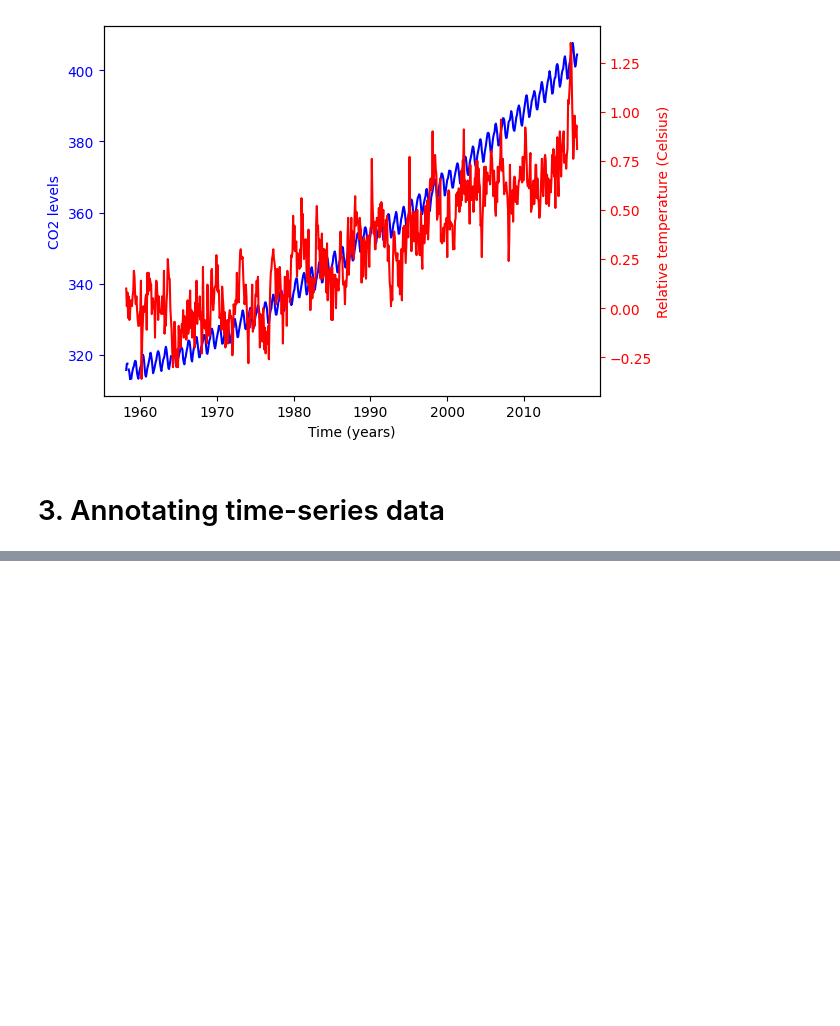
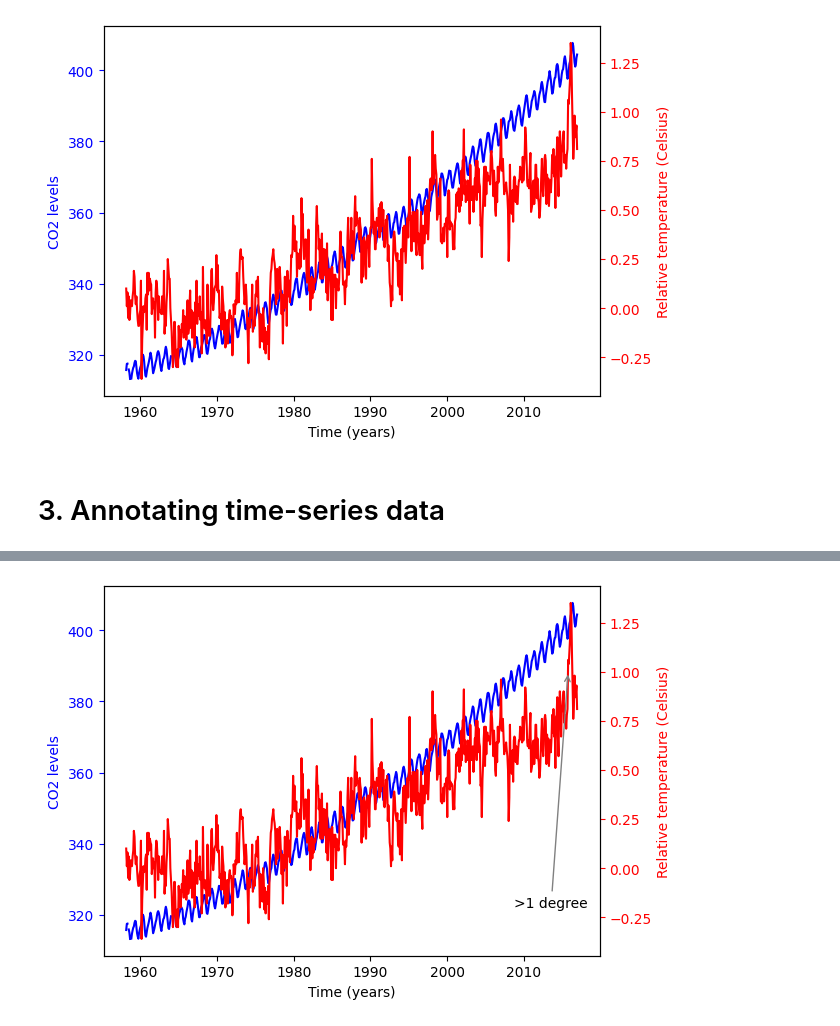
Before and after one commit to yazanhannun/Introduction-to-Data-Visualizations-in-Matplotlib, a Jupyter notebook: 2_Plotting time-series.ipynb, the cells around one changed output, grey strips where cells are left out. Cells and saved outputs as stored; diff of their text form; code cells hidden in the pictures; blank space fills up the shorter version.

Commit message:
Annotating time series data/ Annotating a plot of time-series data

```diff
--- a/2_Plotting time-series.ipynb
+++ b/2_Plotting time-series.ipynb
@@ -159,0 +166,21 @@ plt.show()
+# %%
+fig, ax = plt.subplots()
+
+# Plot the CO2 levels time-series in blue
+plot_timeseries(ax, climate_change.index, climate_change['co2'], "blue", 'Time (years)', "CO2 levels")
+
+# Create a twin Axes object that shares the x-axis
+ax2 = ax.twinx()
+
+# Plot the relative temperature data in red
+plot_timeseries(ax2, climate_change.index, climate_change['relative_temp'], "red", 'Time (years)', "Relative temperature (Celsius)")
+
+# Annotate the date at which temperatures exceeded 1 degree
+ax2.annotate(">1 degree",
+xy=(pd.Timestamp('2015-10-06'), 1),
+xytext=(pd.Timestamp('2008-10-06'), -0.2),
+arrowprops={"arrowstyle":"->", "color":"gray"})
+
+plt.show()
+# %% [output]
+[figure, added]
```
Also changed, not shown: parts of 1 cell of this notebook.
